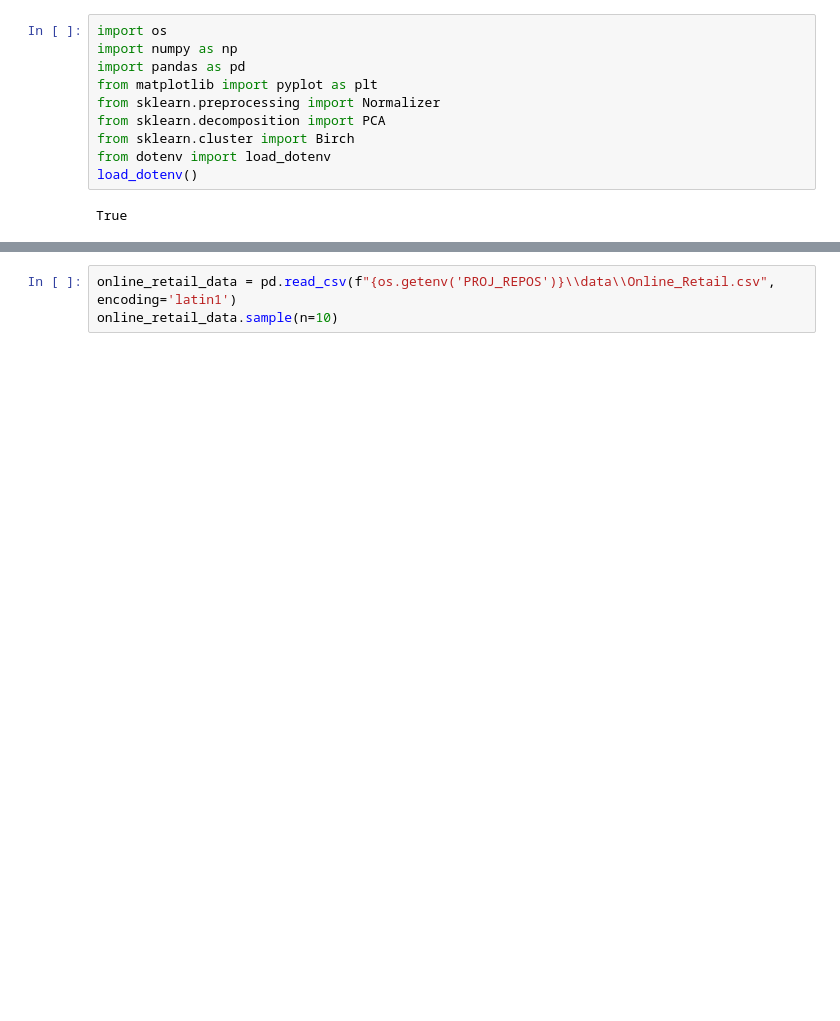
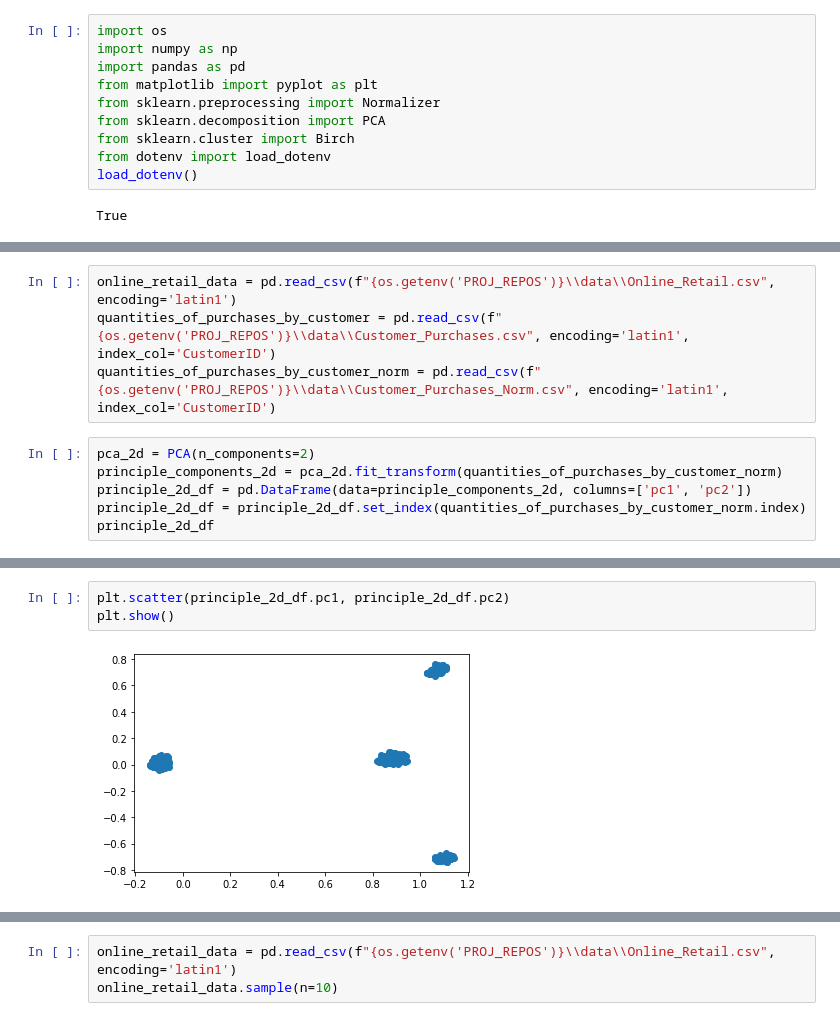
Before and after one commit to smlovullo/Online-Retail, a Jupyter notebook: notebooks/data_exploration.ipynb, the cells around one changed output, grey strips where cells are left out. Saved outputs shown, nothing was run; the diff lists cells and outputs as text; blank space fills up the shorter version.

```diff
--- a/notebooks/data_exploration.ipynb
+++ b/notebooks/data_exploration.ipynb
@@ -25,0 +28,10 @@ True
+# %%
+online_retail_data = pd.read_csv(f"{os.getenv('PROJ_REPOS')}\\data\\Online_Retail.csv", encoding='latin1')
+quantities_of_purchases_by_customer = pd.read_csv(f"{os.getenv('PROJ_REPOS')}\\data\\Customer_Purchases.csv", encoding='latin1', index_col='CustomerID')
+quantities_of_purchases_by_customer_norm = pd.read_csv(f"{os.getenv('PROJ_REPOS')}\\data\\Customer_Purchases_Norm.csv", encoding='latin1', index_col='CustomerID')
+# %%
+pca_2d = PCA(n_components=2)
+principle_components_2d = pca_2d.fit_transform(quantities_of_purchases_by_customer_norm)
+principle_2d_df = pd.DataFrame(data=principle_components_2d, columns=['pc1', 'pc2'])
+principle_2d_df = principle_2d_df.set_index(quantities_of_purchases_by_customer_norm.index)
+principle_2d_df
@@ -25,0 +53,5 @@ True
+# %%
+plt.scatter(principle_2d_df.pc1, principle_2d_df.pc2)
+plt.show()
+# %% [output]
+[figure, added]
```
Also changed, not shown: parts of 16 cells of this notebook, 2 other files.
